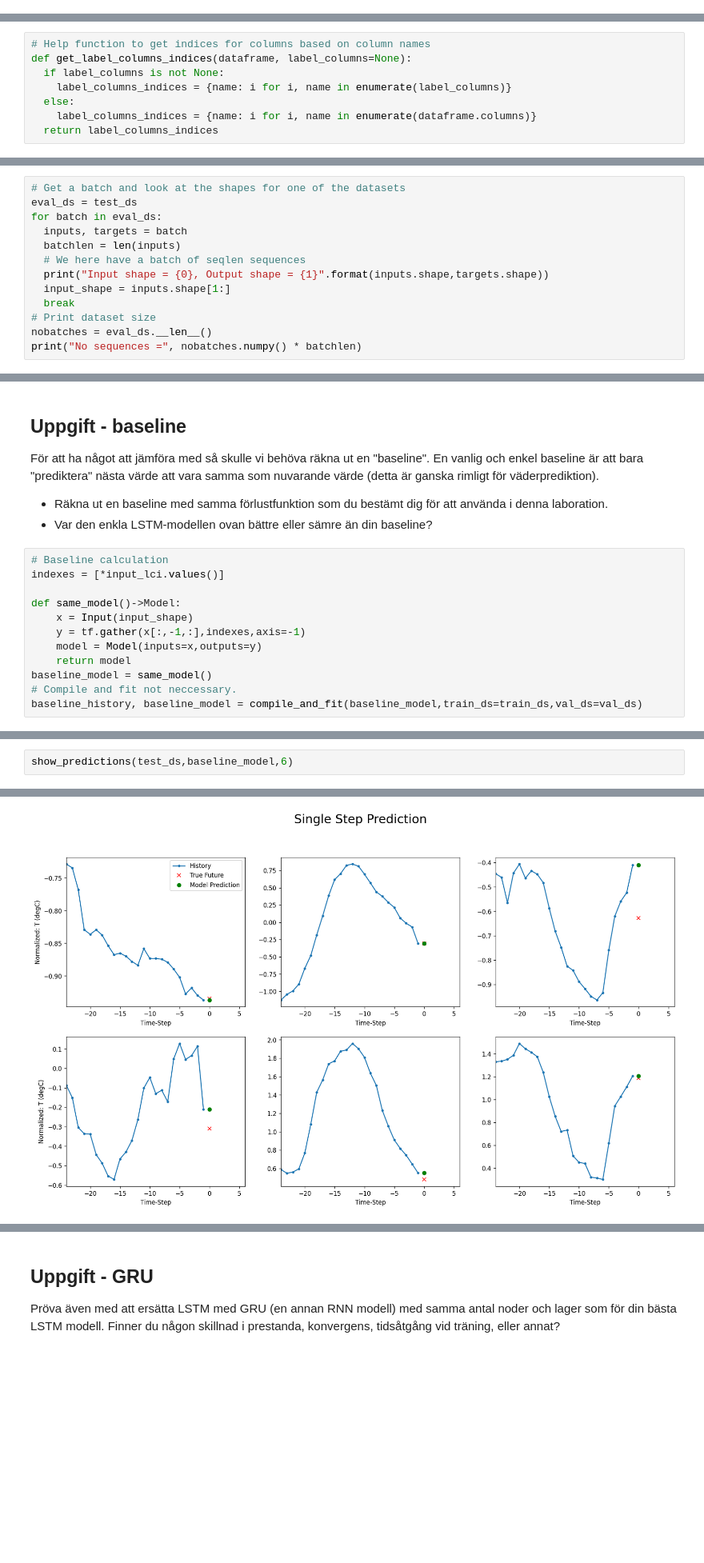
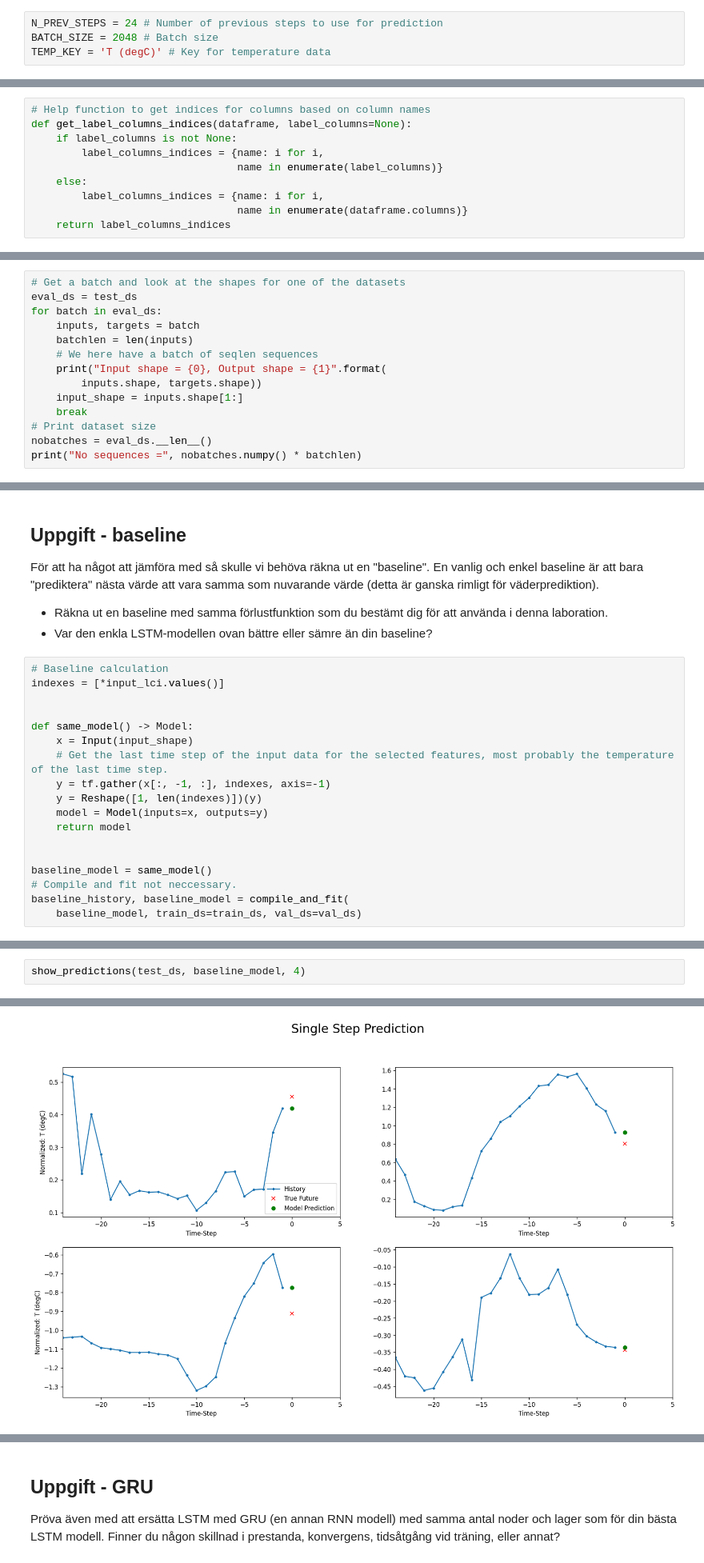
Before and after one commit to Tottowich/AppliedDL-LP4, a Jupyter notebook: 5TF078_Laboration_3_om_Tidsserier_RNN.ipynb, the cells around one changed output, grey strips where cells are left out. Shown at 80% size. Cells and saved outputs as stored; diff of their text form; blank space fills up the shorter version.

```diff
--- a/5TF078_Laboration_3_om_Tidsserier_RNN.ipynb
+++ b/5TF078_Laboration_3_om_Tidsserier_RNN.ipynb
@@ -115,3 +107,7 @@ TEMP_KEY = 'T (degC)'
+# %%
+N_PREV_STEPS = 24 # Number of previous steps to use for prediction
+BATCH_SIZE = 2048 # Batch size
+TEMP_KEY = 'T (degC)' # Key for temperature data
 # %% [markdown]
 ## Som data används väderdata
 
@@ -407,10 +403,12 @@ Notera att figurerna visar bara 14 parametrar, men efter utvidgningarna så är
 # %%
 # Help function to get indices for columns based on column names
 def get_label_columns_indices(dataframe, label_columns=None):
-  if label_columns is not None:
-    label_columns_indices = {name: i for i, name in enumerate(label_columns)}
-  else:
-    label_columns_indices = {name: i for i, name in enumerate(dataframe.columns)}
-  return label_columns_indices
+    if label_columns is not None:
+        label_columns_indices = {name: i for i,
+                                 name in enumerate(label_columns)}
+    else:
+        label_columns_indices = {name: i for i,
+                                 name in enumerate(dataframe.columns)}
+    return label_columns_indices
 # %%
 # Test get_label_columns_indices
@@ -490,12 +499,13 @@ Number of target features: 1
 # Get a batch and look at the shapes for one of the datasets
 eval_ds = test_ds
 for batch in eval_ds:
-  inputs, targets = batch
-  batchlen = len(inputs)
-  # We here have a batch of seqlen sequences
-  print("Input shape = {0}, Output shape = {1}".format(inputs.shape,targets.shape))
-  input_shape = inputs.shape[1:]
-  break
+    inputs, targets = batch
+    batchlen = len(inputs)
+    # We here have a batch of seqlen sequences
+    print("Input shape = {0}, Output shape = {1}".format(
+        inputs.shape, targets.shape))
+    input_shape = inputs.shape[1:]
+    break
 # Print dataset size
 nobatches = eval_ds.__len__()
 print("No sequences =", nobatches.numpy() * batchlen)
@@ -693,12 +711,18 @@ För att ha något att jämföra med så skulle vi behöva räkna ut en "baselin
 # Baseline calculation
 indexes = [*input_lci.values()]
 
-def same_model()->Model:
+
+def same_model() -> Model:
     x = Input(input_shape)
-    y = tf.gather(x[:,-1,:],indexes,axis=-1)
-    model = Model(inputs=x,outputs=y)
+    # Get the last time step of the input data for the selected features, most probably the temperature of the last time step.
+    y = tf.gather(x[:, -1, :], indexes, axis=-1)
+    y = Reshape([1, len(indexes)])(y)
+    model = Model(inputs=x, outputs=y)
     return model
+
+
 baseline_model = same_model()
 # Compile and fit not neccessary.
-baseline_history, baseline_model = compile_and_fit(baseline_model,train_ds=train_ds,val_ds=val_ds)
+baseline_history, baseline_model = compile_and_fit(
+    baseline_model, train_ds=train_ds, val_ds=val_ds)
 # %% [output]
@@ -723,3 +749,3 @@ Test results: 0.014176770113408566
 # %%
-show_predictions(test_ds,baseline_model,6)
+show_predictions(test_ds, baseline_model, 4)
 # %% [output]
@@ -726,4 +753,4 @@ show_predictions(test_ds,baseline_model,6)
-[figure, old version]
+[figure, new version]
 # %% [markdown]
 ## Uppgift - En bättre LSTM-modell
 Nästa steg är att hitta en förbättrad LSTM-modell för fallet när man vill prediktera en parameter (temperaturen) ett steg framåt m.h.a de senaste 24 värdena som input. Notera att det kan vara svårt att slå baseline för just detta problem och data, men försök.
```
Also changed, not shown: parts of 54 cells of this notebook, 1 other file.
